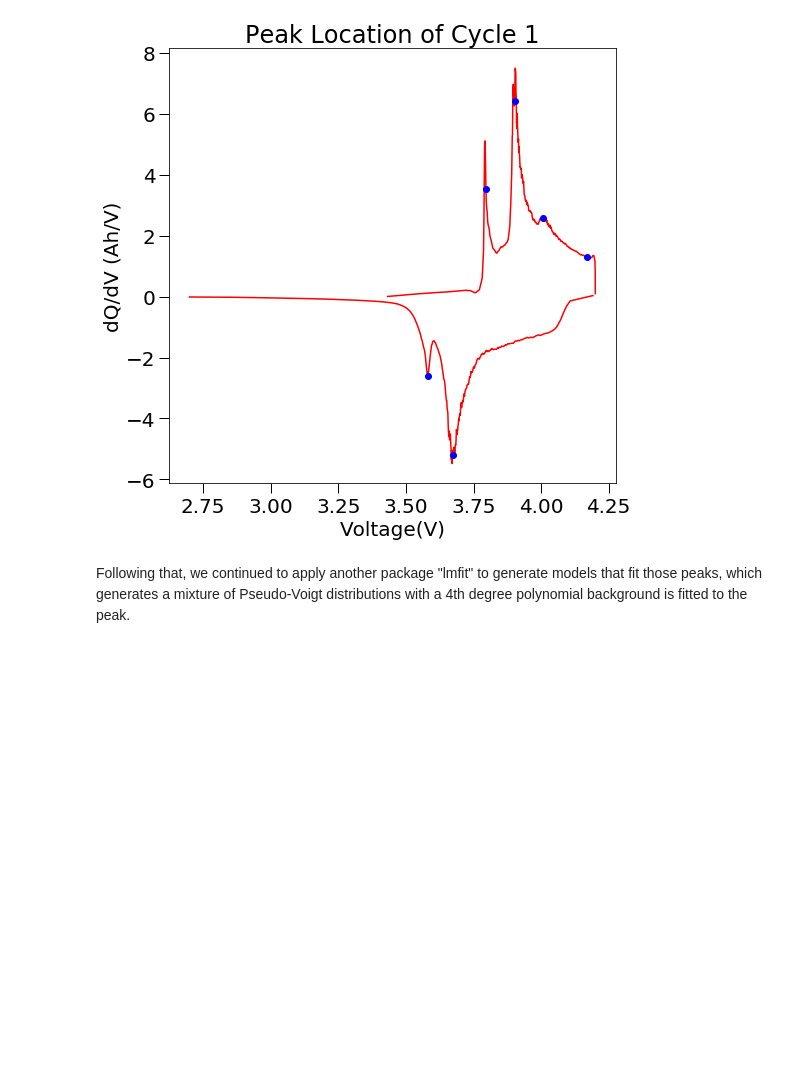
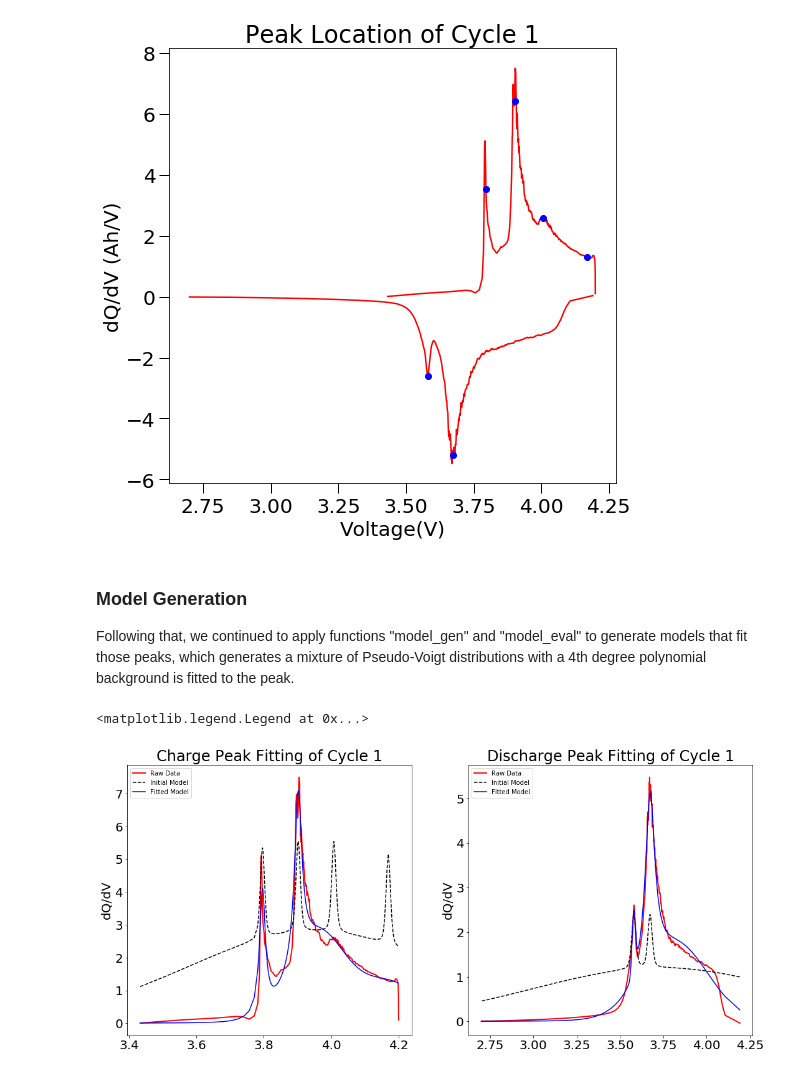
Before and after one commit to nicolet5/DiffCapAnalyzer, a Jupyter notebook: examples/Detailed_Steps_Example.ipynb, the cells around one changed output. Drawn from its saved outputs; the diff is of its cells as text; code cells hidden in the pictures; blank space fills up the shorter version.

```diff
--- a/examples/Detailed_Steps_Example.ipynb
+++ b/examples/Detailed_Steps_Example.ipynb
@@ -181,4 +188,78 @@ plt.plot(discharge['Voltage(V)'][i_discharge], discharge['Smoothed_dQ/dV'][i_dis
 [<matplotlib.lines.Line2D at 0x...>]
 [figure]
 # %% [markdown]
-Following that, we continued to apply another package "lmfit" to generate models that fit those peaks, which generates a mixture of Pseudo-Voigt distributions with a 4th degree polynomial background is fitted to the peak.
+### Model Generation
+Following that, we continued to apply functions "model_gen" and "model_eval" to generate models that fit those peaks, which generates a mixture of Pseudo-Voigt distributions with a 4th degree polynomial background is fitted to the peak.
+# %%
+# change the number of cyc according to the cycle number
+cyc = 1
+
+# we first assign some variables in charge cycle
+V_series_c = smooth_charge[volt_col]
+dQdV_series_c = smooth_charge['Smoothed_dQ/dV']
+
+# apply model_gen and model_eval to generate model and iritate from inital guess to the best fit
+par_c, mod_c, indices_c = dct.model_gen(V_series_c, dQdV_series_c, 'c', i_charge, cyc, peak_thresh)
+model_c = dct.model_eval(V_series_c, dQdV_series_c, 'c', par_c, mod_c)
+
+if model_c is not None:
+    mod_y_c = mod_c.eval(params=model_c.params, x=V_series_c)
+    myseries_c = pd.Series(mod_y_c)
+    myseries_c = myseries_c.rename('Model')
+    model_c_vals = model_c.values
+    new_df_mody_c = pd.concat([myseries_c, V_series_c, dQdV_series_c, smooth_charge[cycle_ind_col]], axis=1)
+else:
+    mod_y_c = None
+    new_df_mody_c = None
+    model_c_vals = None
+
+# now the discharge
+V_series_d = smooth_discharge[volt_col]
+dQdV_series_d = smooth_discharge['Smoothed_dQ/dV']
+par_d, mod_d, indices_d = dct.model_gen(V_series_d, dQdV_series_d, 'd', i_discharge, cyc, peak_thresh)
+model_d = dct.model_eval(V_series_d, dQdV_series_d, 'd', par_d, mod_d)
+
+if model_d is not None:
+    mod_y_d = mod_d.eval(params=model_d.params, x=V_series_d)
+    myseries_d = pd.Series(mod_y_d)
+    myseries_d = myseries_d.rename('Model')
+    new_df_mody_d = pd.concat([-myseries_d, V_series_d, dQdV_series_d, smooth_discharge[cycle_ind_col]], axis=1)
+    model_d_vals = model_d.values
+else:
+    mod_y_d = None
+    new_df_mody_d = None
+    model_d_vals = None
+
+if new_df_mody_c is not None or new_df_mody_d is not None:
+    new_df_mody = pd.concat([new_df_mody_c, new_df_mody_d], axis=0)
+else:
+    new_df_mody = None
+
+new_df_mody
+
+# plots data
+fig5 = plt.figure(figsize = (18,8), facecolor = 'w', edgecolor= 'k')
+
+plt.subplot(1, 2, 1)
+plt.plot(smooth_charge['Voltage(V)'], smooth_charge['Smoothed_dQ/dV'], c = 'red', linewidth = 2, label = 'Smooth Data')
+plt.plot(smooth_charge['Voltage(V)'], model_c.init_fit, 'k--')
+plt.plot(smooth_charge['Voltage(V)'], model_c.best_fit, 'b-')
+plt.ylabel('dQ/dV')
+plt.rcParams.update({'font.size':20})
+plt.title('Charge Peak Fitting of Cycle 1', fontsize = 24)
+plt.legend(['Raw Data', 'Initial Model', 'Fitted Model'], loc=2, fontsize=10)
+
+plt.subplot(1, 2, 2)
+plt.plot(smooth_discharge['Voltage(V)'], -smooth_discharge['Smoothed_dQ/dV'], c = 'red', linewidth = 2, label = 'Smooth Data')
+plt.plot(smooth_discharge['Voltage(V)'], model_d.init_fit[::-1], 'k--')
+plt.plot(smooth_discharge['Voltage(V)'], model_d.best_fit[::-1], 'b-')
+plt.ylabel('dQ/dV')
+plt.rcParams.update({'font.size':20})
+plt.title('Discharge Peak Fitting of Cycle 1', fontsize = 24)
+plt.legend(['Raw Data', 'Initial Model', 'Fitted Model'], loc=2, fontsize=10)
+
+# Uncomment the following line if you would like to save the plot.
+# plt.savefig(fname = 'MyExampleCycle_generate model', bbox_inches='tight', dpi = 600)
+# %% [output]
+<matplotlib.legend.Legend at 0x...>
+[figure, added]
```
Also changed, not shown: parts of 6 cells of this notebook, 1 other file.
